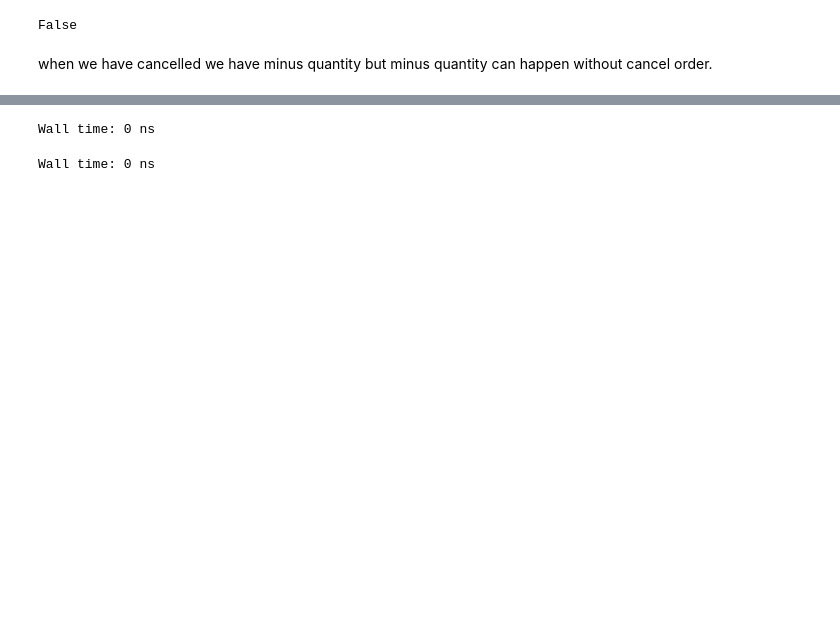
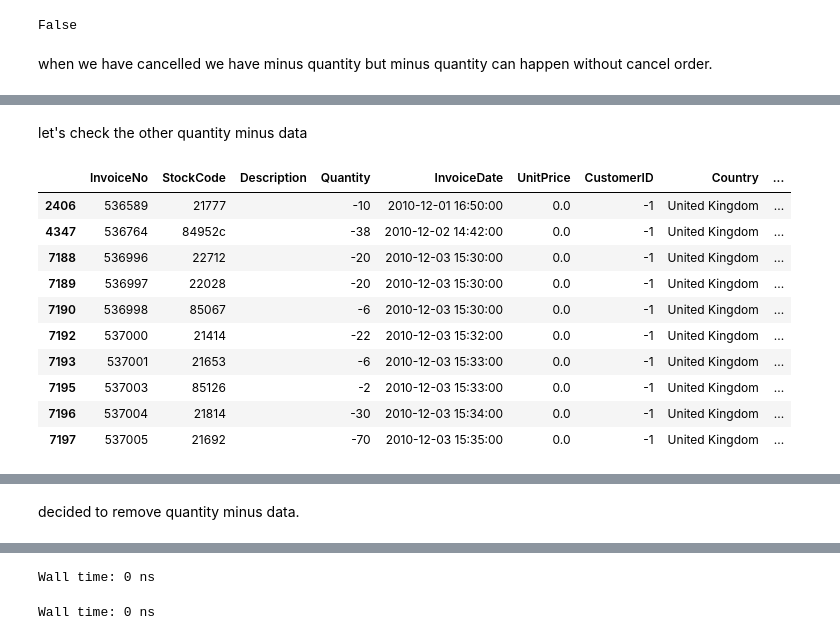
Before and after one commit to KayhanB21/online-retail, a Jupyter notebook: data-exploration.ipynb, the cells around one changed output, grey strips where cells are left out. Drawn from its saved outputs; the diff is of its cells as text; code cells hidden in the pictures; blank space fills up the shorter version.

Commit message:
reassess the process of removing bad data.

```diff
--- a/data-exploration.ipynb
+++ b/data-exploration.ipynb
@@ -437,17 +466,22 @@ Wall time: 976 µs
 # %%
 %%time
 # @formatter:on
+
 df['IsInvoiceCancelled'] = df['InvoiceNoChar'].apply(lambda x: True if x == 'c' else False)
 display(df['IsInvoiceCancelled'].value_counts(dropna = False))
 
-df['InvoiceCancelledNum'] = df.apply(lambda x: x['InvoiceNoNum'] if x['IsInvoiceCancelled'] is True else None, axis = 1)
-print(f"Unique number of invoices that are cancelled: {len(df['InvoiceCancelledNum'].dropna().unique())}")
+df['InvoiceCancelledNum'] = df.apply(lambda x: x['InvoiceNoNum'] if x['IsInvoiceCancelled'] is True else -1,
+                                     axis = 1)
+df['InvoiceNotCancelledNum'] = df.apply(lambda x: x['InvoiceNoNum'] if x['IsInvoiceCancelled'] is False else -1,
+                                        axis = 1)
+df = df.astype({'InvoiceCancelledNum': 'int64',
+                'InvoiceNotCancelledNum': 'int64'}, errors = 'raise')
 
-df['InvoiceNotCancelledNum'] = df.apply(lambda x: x['InvoiceNoNum'] if x['IsInvoiceCancelled'] is False else None, axis = 1)
-print(f"Unique number of invoices that are not cancelled: {len(df['InvoiceNotCancelledNum'].dropna().unique())}")
+print(f"Unique number of invoices that are cancelled: {len(df[df['InvoiceCancelledNum'] != -1]['InvoiceCancelledNum'].unique())}")
+print(f"Unique number of invoices that are not cancelled: {len(df[df['InvoiceNotCancelledNum'] != -1]['InvoiceNotCancelledNum'].unique())}")
 
-df['IsInvoiceCancelledQuantityMinus'] = df.apply(lambda x: True if x['IsInvoiceCancelled'] is True and x['Quantity'] < 0 else False, axis = 1)
-df['IsInvoiceCancelled'].equals(df['IsInvoiceCancelledQuantityMinus'])
+df['IsInvoiceCancelled'].equals(df.apply(lambda x: True if x['IsInvoiceCancelled'] is True and x['Quantity'] < 0 else False,
+                                         axis = 1))
 # %% [output]
 False    532621
 True       9288
@@ -515,0 +593,19 @@ Wall time: 149 ms
+# %% [markdown]
+let's check the other quantity minus data
+# %%
+%%time
+# @formatter:on
+
+display(df[df['IsQuantityMinus'] == True].head(10))
+# %% [output]
+|  | InvoiceNo | StockCode | Description | Quantity | InvoiceDate | UnitPrice | CustomerID | Country | ... |
+| 2406 | 536589 | 21777 |  | -10 | 2010-12-01 16:50:00 | 0.0 | -1 | United Kingdom | ... |
+| 4347 | 536764 | 84952c |  | -38 | 2010-12-02 14:42:00 | 0.0 | -1 | United Kingdom | ... |
+| 7188 | 536996 | 22712 |  | -20 | 2010-12-03 15:30:00 | 0.0 | -1 | United Kingdom | ... |
+| 7189 | 536997 | 22028 |  | -20 | 2010-12-03 15:30:00 | 0.0 | -1 | United Kingdom | ... |
+| 7190 | 536998 | 85067 |  | -6 | 2010-12-03 15:30:00 | 0.0 | -1 | United Kingdom | ... |
+| 7192 | 537000 | 21414 |  | -22 | 2010-12-03 15:32:00 | 0.0 | -1 | United Kingdom | ... |
+| 7193 | 537001 | 21653 |  | -6 | 2010-12-03 15:33:00 | 0.0 | -1 | United Kingdom | ... |
+| 7195 | 537003 | 85126 |  | -2 | 2010-12-03 15:33:00 | 0.0 | -1 | United Kingdom | ... |
+| 7196 | 537004 | 21814 |  | -30 | 2010-12-03 15:34:00 | 0.0 | -1 | United Kingdom | ... |
+| 7197 | 537005 | 21692 |  | -70 | 2010-12-03 15:35:00 | 0.0 | -1 | United Kingdom | ... |
@@ -516,3 +613,5 @@ Wall time: 149 ms
+# %% [markdown]
+decided to remove quantity minus data.
 # %%
 %%time
 # @formatter:on
```
Also changed, not shown: parts of 48 cells of this notebook.
